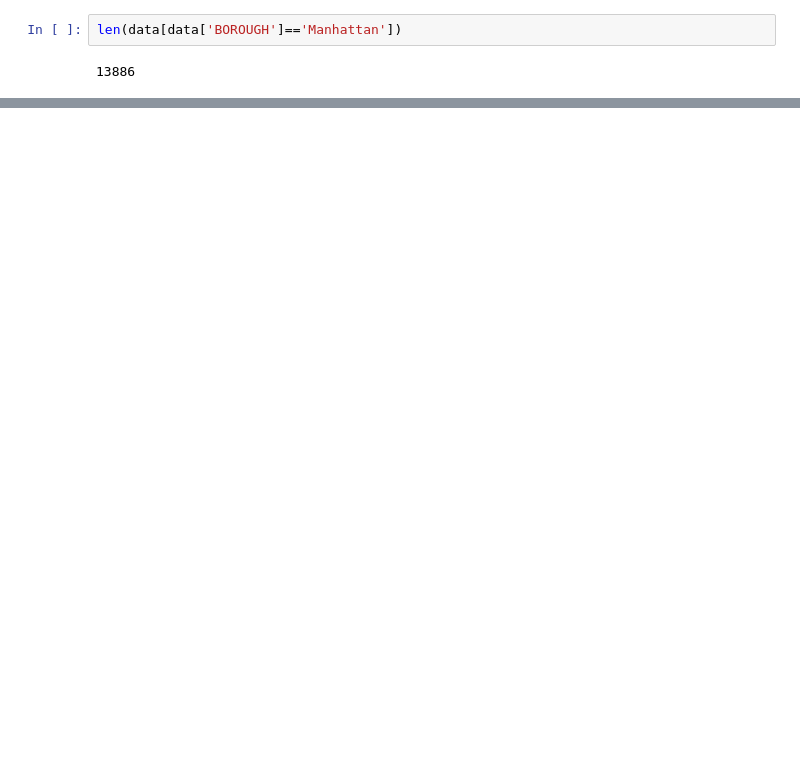
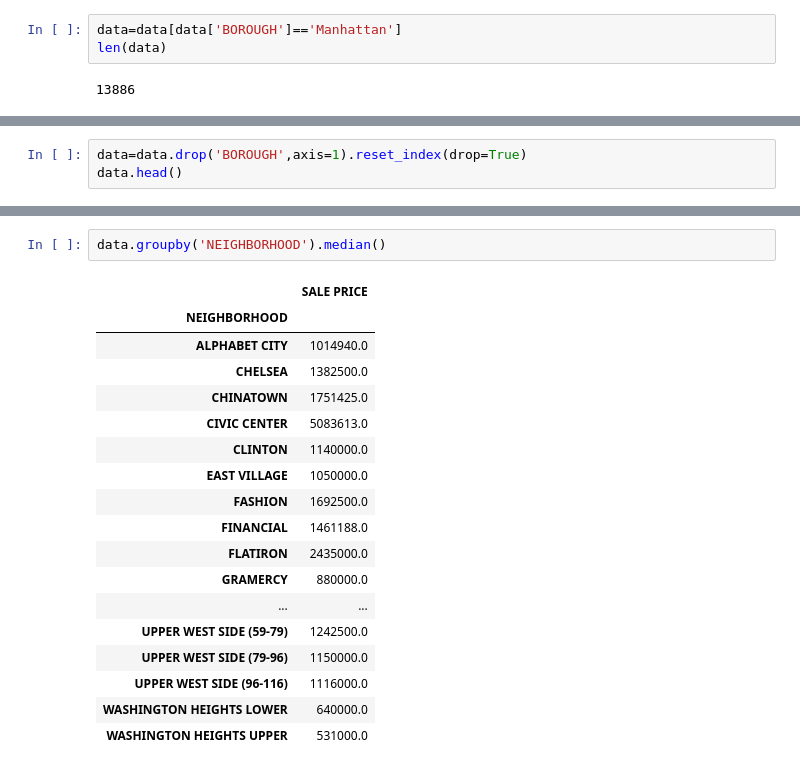
Before and after one commit to zhi-eric-yuan/github-example, a Jupyter notebook: manhattan.ipynb, the cells around one changed output, grey strips where cells are left out. Cells and saved outputs as stored; diff of their text form; blank space fills up the shorter version.

Commit message:
groupby neighborhood

```diff
--- a/manhattan.ipynb
+++ b/manhattan.ipynb
@@ -197,6 +197,7 @@ plt.show()
 # %% [markdown]
 We will focus our study on the most expensive borough: Manhattan.
 # %%
-len(data[data['BOROUGH']=='Manhattan'])
+data=data[data['BOROUGH']=='Manhattan']
+len(data)
 # %% [output]
 13886
@@ -202,0 +206,3 @@ len(data[data['BOROUGH']=='Manhattan'])
+# %%
+data=data.drop('BOROUGH',axis=1).reset_index(drop=True)
+data.head()
@@ -202,0 +216,21 @@ len(data[data['BOROUGH']=='Manhattan'])
+# %%
+data.groupby('NEIGHBORHOOD').median()
+# %% [output]
+|  | SALE PRICE |
+| NEIGHBORHOOD |  |
+| ALPHABET CITY | 1014940.0 |
+| CHELSEA | 1382500.0 |
+| CHINATOWN | 1751425.0 |
+| CIVIC CENTER | 5083613.0 |
+| CLINTON | 1140000.0 |
+| EAST VILLAGE | 1050000.0 |
+| FASHION | 1692500.0 |
+| FINANCIAL | 1461188.0 |
+| FLATIRON | 2435000.0 |
+| GRAMERCY | 880000.0 |
+| ... | ... |
+| UPPER WEST SIDE (59-79) | 1242500.0 |
+| UPPER WEST SIDE (79-96) | 1150000.0 |
+| UPPER WEST SIDE (96-116) | 1116000.0 |
+| WASHINGTON HEIGHTS LOWER | 640000.0 |
+| WASHINGTON HEIGHTS UPPER | 531000.0 |
```
Also changed, not shown: parts of 5 cells of this notebook.
